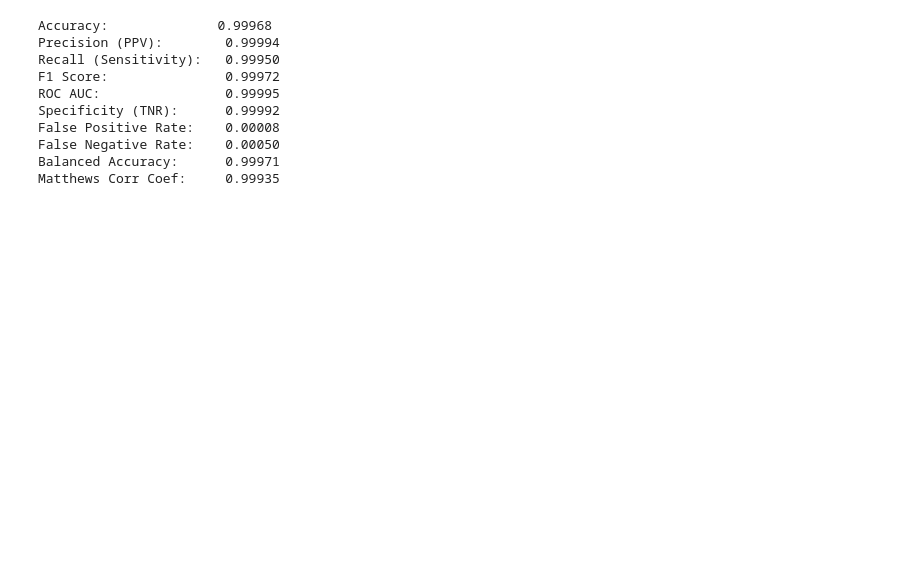
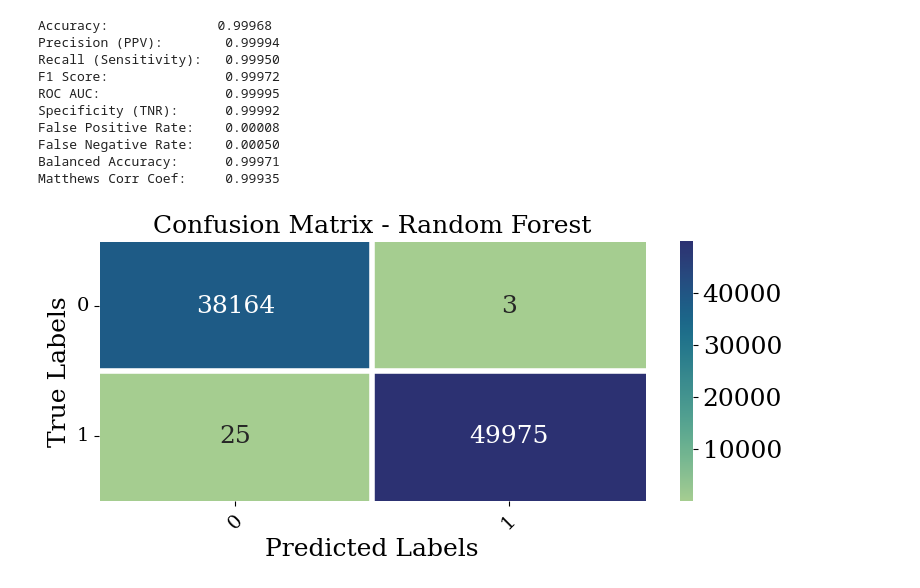
Before and after one commit to yousufkhanyk/Machine-learning-task, a Jupyter notebook: Random_Forest(RF)_YK_colab.ipynb, the cells around one changed output. Cells and saved outputs as stored; diff of their text form; code cells hidden in the pictures; blank space fills up the shorter version.

```diff
--- a/Random_Forest(RF)_YK_colab.ipynb
+++ b/Random_Forest(RF)_YK_colab.ipynb
@@ -167,3 +172,50 @@ False Positive Rate:    0.00008
 False Negative Rate:    0.00050
 Balanced Accuracy:      0.99971
 Matthews Corr Coef:     0.99935
+# %%
+#Confusion Matrix
+import seaborn as sns
+import numpy as np
+import matplotlib.pyplot as plt
+from sklearn.metrics import confusion_matrix
+
+# Title
+title = "Confusion Matrix - Random Forest"
+
+# Set style
+plt.rcParams.update({
+    'font.size': 18,
+    'font.family': 'serif',
+    'axes.titlesize': 18,
+    'axes.labelsize': 18,
+    'xtick.labelsize': 18,
+    'ytick.labelsize': 18
+})
+
+# Get confusion matrix
+cm = confusion_matrix(y_test, y_pred)
+
+# Get class labels
+labels = sorted(y_test.unique())  # or ['No', 'Yes'] if binary
+
+# Plot
+fig, ax = plt.subplots(figsize=(8, 4))
+cmap = sns.color_palette("crest", as_cmap=True)
+
+sns.heatmap(cm, annot=True, fmt='d', cmap=cmap, cbar=True,
+            ax=ax, annot_kws={"fontsize": 18}, linewidths=0.5, linecolor='white')
+
+ax.set_title(title)
+ax.set_xlabel("Predicted Labels")
+ax.set_ylabel("True Labels")
+ax.set_xticklabels(labels, rotation=45, fontsize=14)
+ax.set_yticklabels(labels, rotation=0, fontsize=14)
+
+# Inner gridlines
+ax.hlines([1], *ax.get_xlim(), colors='white', linewidth=4)
+ax.vlines([1], *ax.get_ylim(), colors='white', linewidth=4)
+
+plt.tight_layout()
+plt.show()
+# %% [output]
+[figure, added]
```
Also changed, not shown: parts of 7 cells of this notebook.
